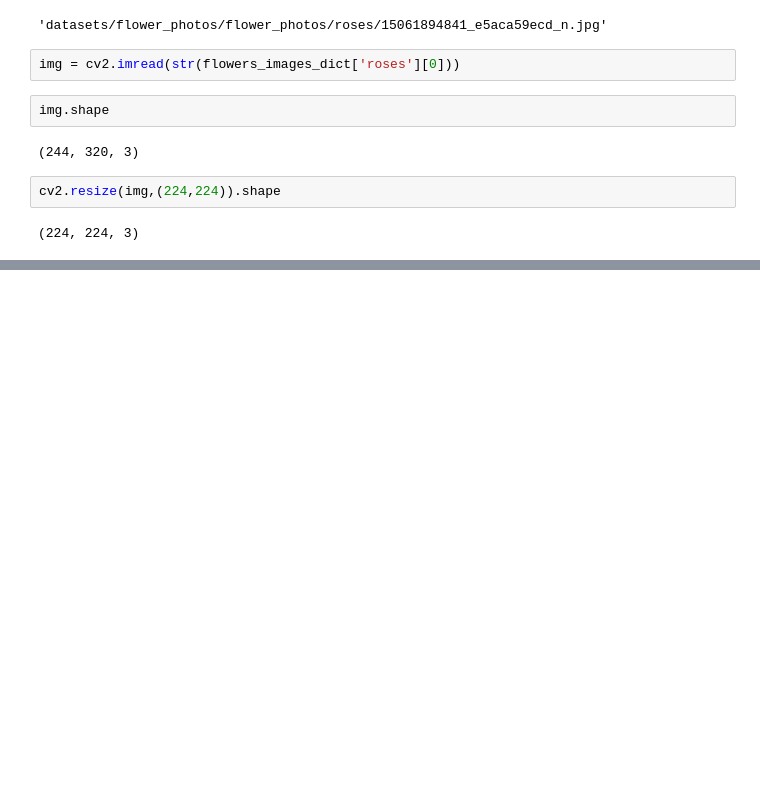
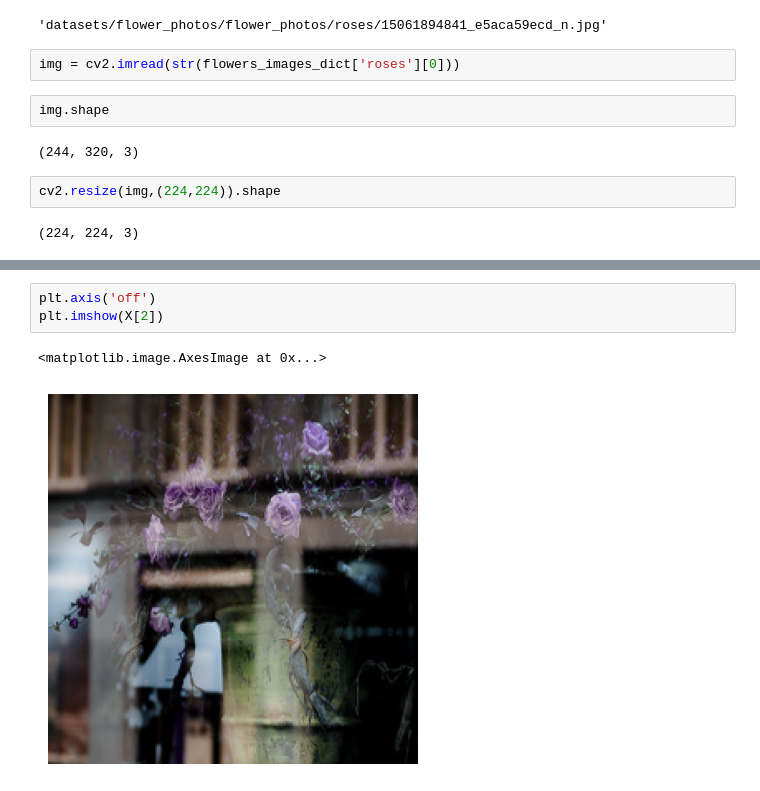
Before and after one commit to Thebluesky303/Convolutional-Neural-Network, a Jupyter notebook: Transfer Learning/transfer_learning.ipynb, the cells around one changed output, grey strips where cells are left out. Saved outputs shown, nothing was run; the diff lists cells and outputs as text; blank space fills up the shorter version.

```diff
--- a/Transfer Learning/transfer_learning.ipynb
+++ b/Transfer Learning/transfer_learning.ipynb
@@ -277,0 +323,6 @@ cv2.resize(img,(224,224)).shape
+# %%
+plt.axis('off')
+plt.imshow(X[2])
+# %% [output]
+<matplotlib.image.AxesImage at 0x...>
+[figure, added]
```
Also changed, not shown: parts of 24 cells of this notebook.
